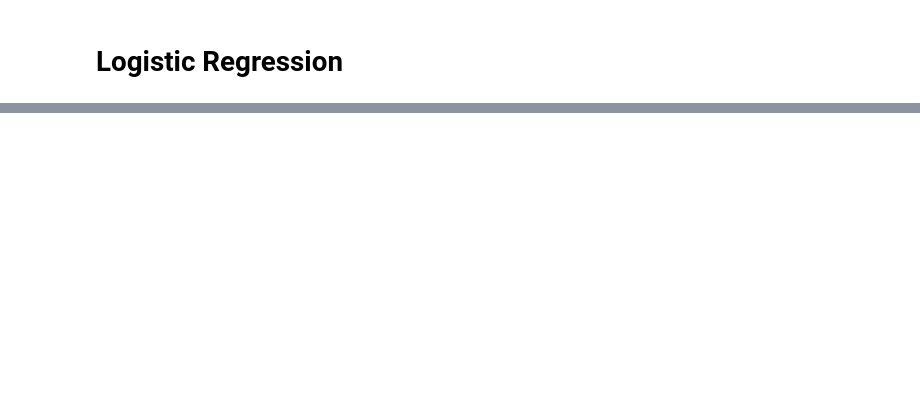
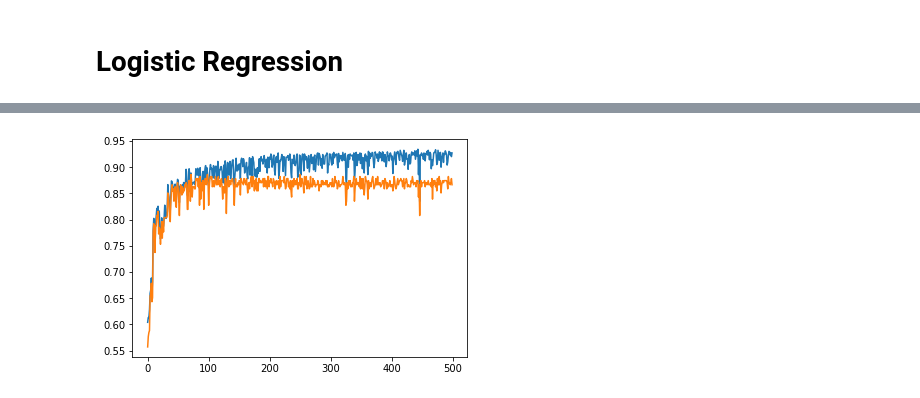
Before and after one commit to guglielmoG/MachineLearningVod, a Jupyter notebook: ML-Vod++.ipynb, the cells around one changed output, grey strips where cells are left out. Drawn from its saved outputs; the diff is of its cells as text; code cells hidden in the pictures; blank space fills up the shorter version.

```diff
--- a/ML-Vod++.ipynb
+++ b/ML-Vod++.ipynb
@@ -334,10 +333,11 @@ class test():
         plt.plot(*zip(*scores),'-')
 # %%
 class interface():
-    def __init__(self, seed = None):
+    def __init__(self, seed = None, build_seed = None):
         if seed is None:
             seed = np.random.randint(666766)
         self.seed = seed
+        self.build_seed = build_seed
 
     def train(self, X, y, percentage=0.8, std=False, pca=0, threshold_unbalanced=0.6, epochs=30, **args):
         np.random.seed(self.seed)
@@ -510,7 +512,7 @@ class perc(interface):
 # %%
-def train_MLP(ml_perc, X, y, percentage=0.8, max_iter= 30, std=False, pca=0, v=True):
+def train_MLP(ml_perc, X, y, percentage=0.8, max_iter= 30, std=False, pca=0, v=True, build_seed=None):
 
-    data = buildTrain(X, y, percentage, std, pca)
+    data = buildTrain(X, y, percentage, std, pca, seed=build_seed)
 
     tscores = []
     vscores = []
@@ -539,11 +541,14 @@ class MLP(interface):
         #create multiple perceptron
         ml_perc_ = MLPClassifier(**args)
 
-        param_warm = (ml_perc_, X, y, percentage, epochs, std, pca)
+        param_warm = (ml_perc_, X, y, percentage, epochs, std, pca, True, self.build_seed)
 
         tscores, vscores, valid = train_MLP(*param_warm)
 
         #save settings
         self.obj = ml_perc_
         return tscores, vscores, valid
+
+    def __str__(self):
+        return 'MLP interface'
 # %%
@@ -1001,0 +847,6 @@ epoch=49 tscore=0.7213403880070547 vscore=0.7484276729559748
+# %%
+my_MLP.train(*data.get_train(), percentage=0.8, std=False, pca=0, threshold_unbalanced=0.6, epochs=500,
+             hidden_layer_sizes = (200,), batch_size = 100, learning_rate_init=1e-2, solver = 'adam',
+             learning_rate = 'constant', momentum = 0.5, nesterovs_momentum = False,
+             alpha = 0.01, tol = 1e-4)
+# %% [output]
@@ -1001,0 +870 @@ epoch=49 tscore=0.7213403880070547 vscore=0.7484276729559748
+[figure, added]
```
Also changed, not shown: parts of 30 cells of this notebook.
